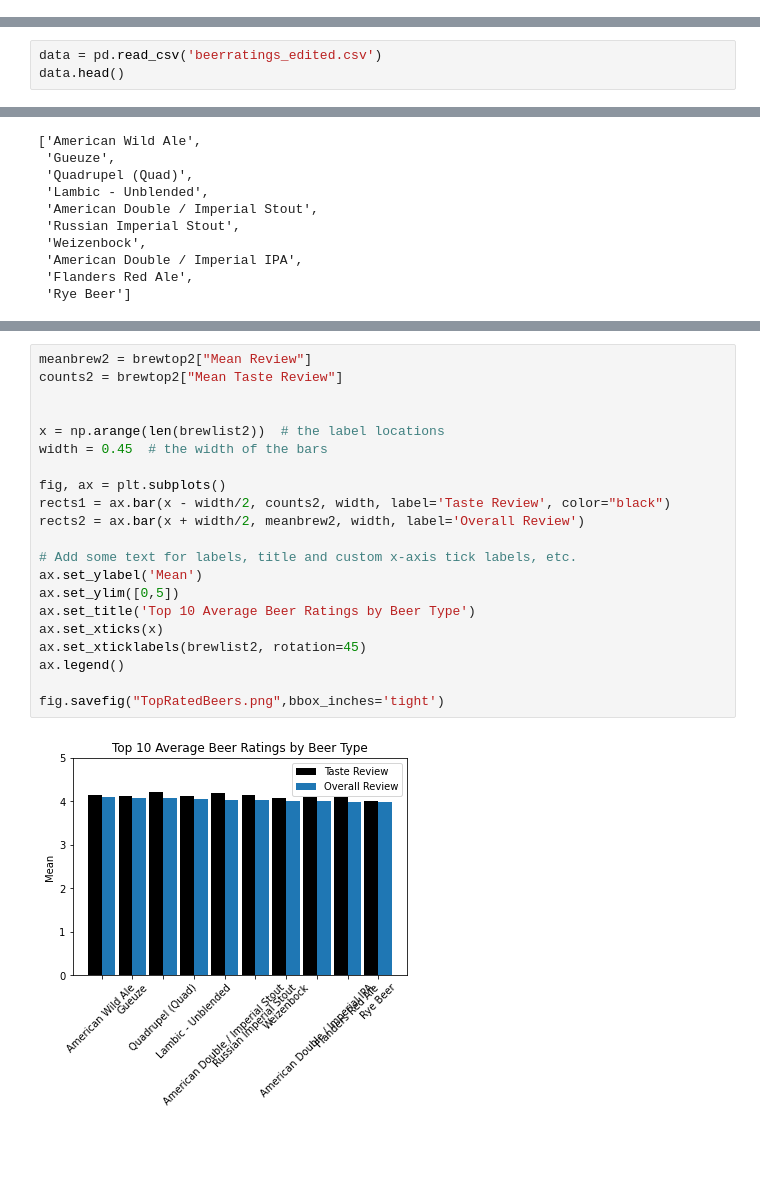
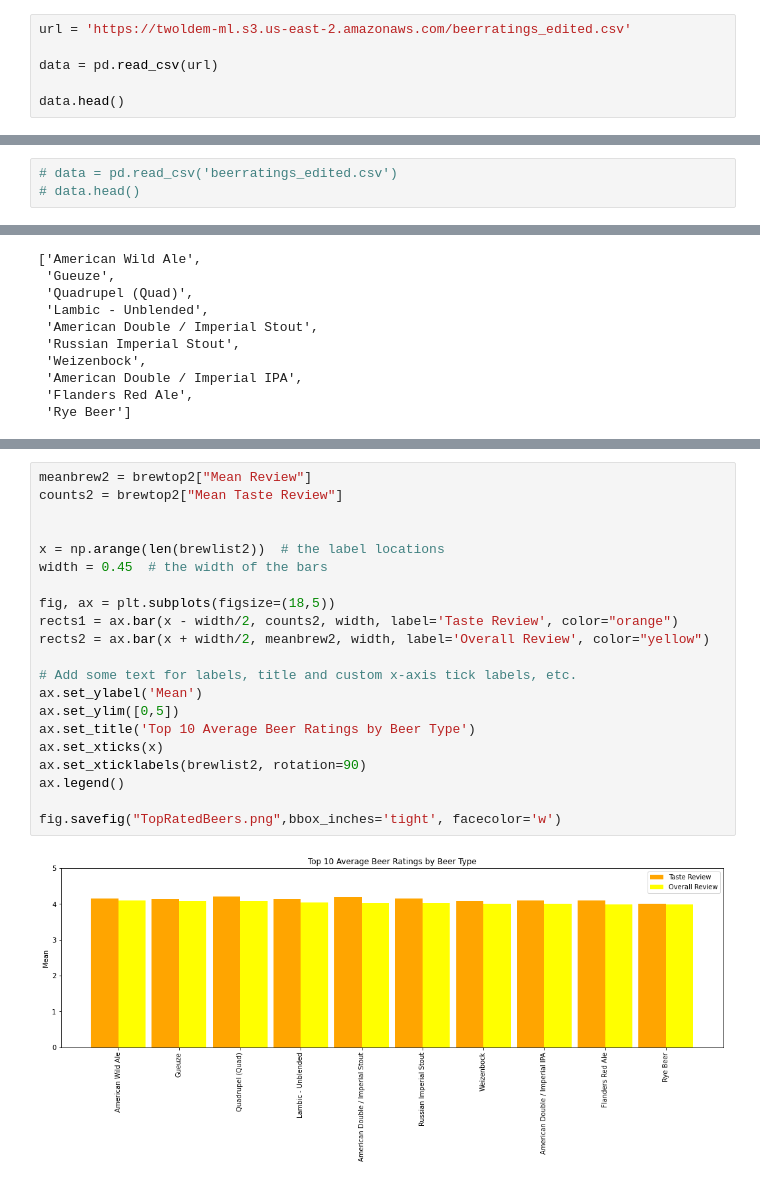
Before and after one commit to corrionk/Final_Project, a Jupyter notebook: Chelsea's Graphs.ipynb, the cells around one changed output, grey strips where cells are left out. Drawn from its saved outputs; the diff is of its cells as text; blank space fills up the shorter version.

```diff
--- a/Chelsea's Graphs.ipynb
+++ b/Chelsea's Graphs.ipynb
@@ -8,0 +11,6 @@ import pandas as pd
+# %%
+url = 'https://twoldem-ml.s3.us-east-2.amazonaws.com/beerratings_edited.csv'
+
+data = pd.read_csv(url)
+
+data.head()
@@ -9,3 +24,3 @@ import pandas as pd
 # %%
-data = pd.read_csv('beerratings_edited.csv')
-data.head()
+# data = pd.read_csv('beerratings_edited.csv')
+# data.head()
@@ -325,23 +365,23 @@ brewlist2
 # %%
 meanbrew2 = brewtop2["Mean Review"]
 counts2 = brewtop2["Mean Taste Review"]
 
 
 x = np.arange(len(brewlist2))  # the label locations
 width = 0.45  # the width of the bars
 
-fig, ax = plt.subplots()
-rects1 = ax.bar(x - width/2, counts2, width, label='Taste Review', color="black")
-rects2 = ax.bar(x + width/2, meanbrew2, width, label='Overall Review')
+fig, ax = plt.subplots(figsize=(18,5))
+rects1 = ax.bar(x - width/2, counts2, width, label='Taste Review', color="orange")
+rects2 = ax.bar(x + width/2, meanbrew2, width, label='Overall Review', color="yellow")
 
 # Add some text for labels, title and custom x-axis tick labels, etc.
 ax.set_ylabel('Mean')
 ax.set_ylim([0,5])
 ax.set_title('Top 10 Average Beer Ratings by Beer Type')
 ax.set_xticks(x)
-ax.set_xticklabels(brewlist2, rotation=45)
+ax.set_xticklabels(brewlist2, rotation=90)
 ax.legend()
 
-fig.savefig("TopRatedBeers.png",bbox_inches='tight')
+fig.savefig("TopRatedBeers.png",bbox_inches='tight', facecolor='w')
 # %% [output]
-[figure, old version]
+[figure, new version]
```
Also changed, not shown: parts of 15 cells of this notebook.
